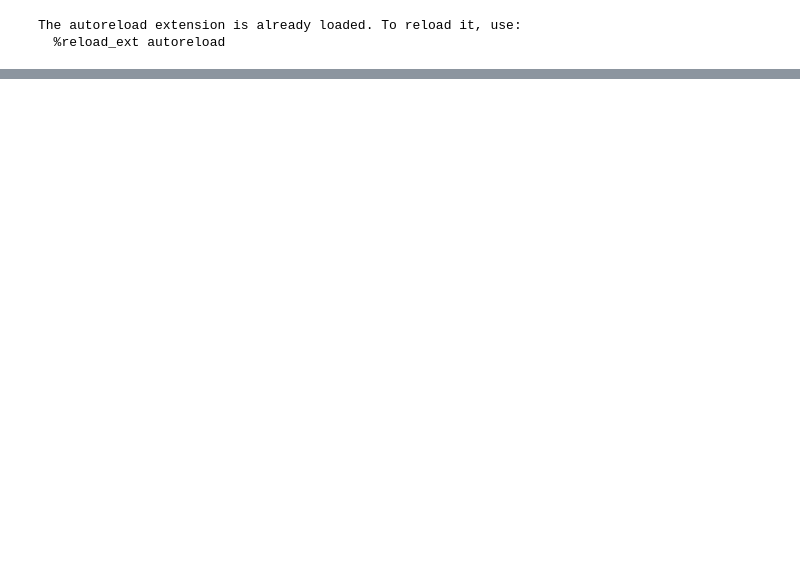
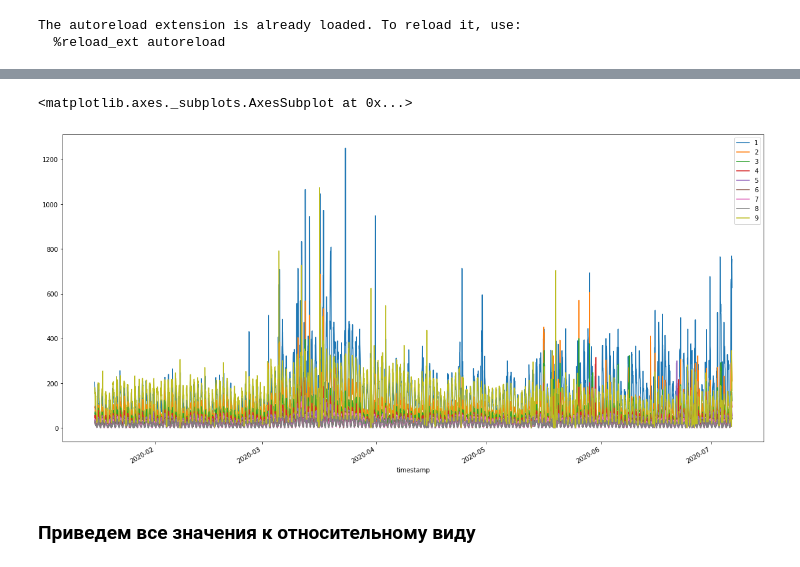
Before and after one commit to technogleb/ts_course_summer, a Jupyter notebook: week_3/stability_index.ipynb, the cells around one changed output, grey strips where cells are left out. Drawn from its saved outputs; the diff is of its cells as text; code cells hidden in the pictures; blank space fills up the shorter version.

Commit message:
Add materials fro stability index

```diff
--- a/week_3/stability_index.ipynb
+++ b/week_3/stability_index.ipynb
@@ -68,0 +22,2 @@ si.plot()
+# %%
+ts = pd.read_csv('../data/stability_index.csv', index_col='timestamp', parse_dates=True)
@@ -68,0 +41,7 @@ si.plot()
+# %%
+ts.plot(figsize=(20, 10))
+# %% [output]
+<matplotlib.axes._subplots.AxesSubplot at 0x...>
+[figure, added]
+# %% [markdown]
+### Приведем все значения к относительному виду
```
Also changed, not shown: parts of 50 cells of this notebook, 2 other files.
